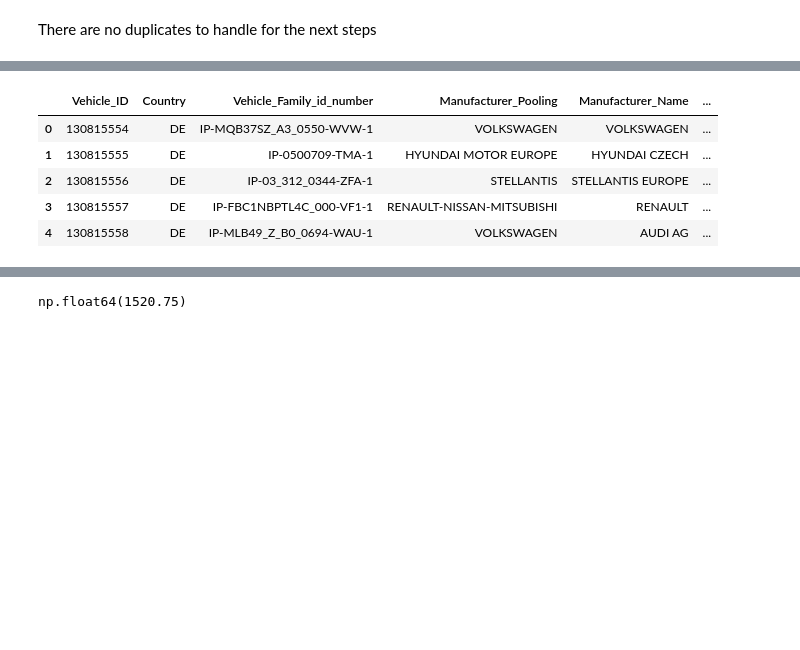
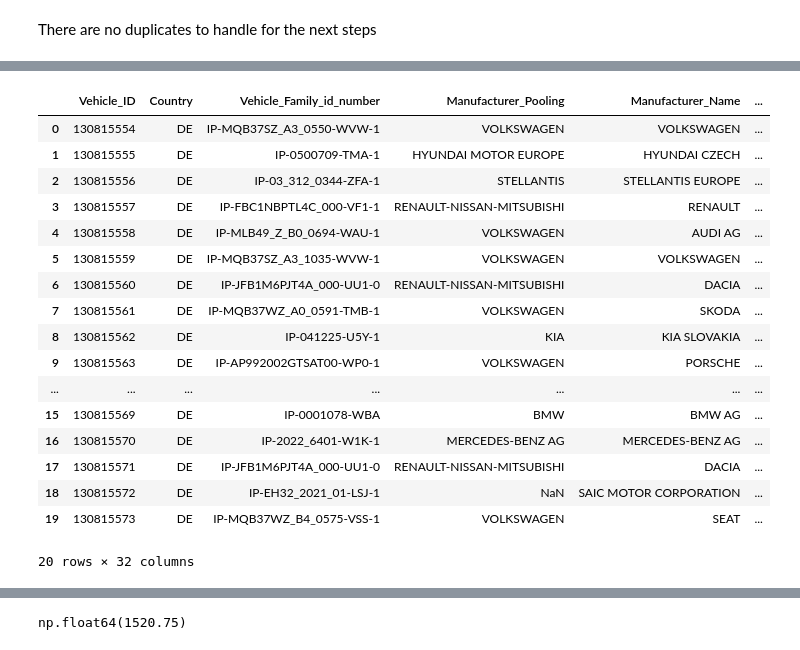
Before and after one commit to Tavocado-S/CO2_Prediction, a Jupyter notebook: notebooks/burak_explo_copy_2023.ipynb, the cells around one changed output, grey strips where cells are left out. Drawn from its saved outputs; the diff is of its cells as text; code cells hidden in the pictures; blank space fills up the shorter version.

```diff
--- a/notebooks/burak_explo_copy_2023.ipynb
+++ b/notebooks/burak_explo_copy_2023.ipynb
@@ -347,9 +351,21 @@ df_a.shape
 # %%
-df_a.head()
+df_a.head(20)
 # %% [output]
 |  | Vehicle_ID | Country | Vehicle_Family_id_number | Manufacturer_Pooling | Manufacturer_Name | ... |
 | 0 | 130815554 | DE | IP-MQB37SZ_A3_0550-WVW-1 | VOLKSWAGEN | VOLKSWAGEN | ... |
 | 1 | 130815555 | DE | IP-0500709-TMA-1 | HYUNDAI MOTOR EUROPE | HYUNDAI CZECH | ... |
 | 2 | 130815556 | DE | IP-03_312_0344-ZFA-1 | STELLANTIS | STELLANTIS EUROPE | ... |
 | 3 | 130815557 | DE | IP-FBC1NBPTL4C_000-VF1-1 | RENAULT-NISSAN-MITSUBISHI | RENAULT | ... |
 | 4 | 130815558 | DE | IP-MLB49_Z_B0_0694-WAU-1 | VOLKSWAGEN | AUDI AG | ... |
+| 5 | 130815559 | DE | IP-MQB37SZ_A3_1035-WVW-1 | VOLKSWAGEN | VOLKSWAGEN | ... |
+| 6 | 130815560 | DE | IP-JFB1M6PJT4A_000-UU1-0 | RENAULT-NISSAN-MITSUBISHI | DACIA | ... |
+| 7 | 130815561 | DE | IP-MQB37WZ_A0_0591-TMB-1 | VOLKSWAGEN | SKODA | ... |
+| 8 | 130815562 | DE | IP-041225-U5Y-1 | KIA | KIA SLOVAKIA | ... |
+| 9 | 130815563 | DE | IP-AP992002GTSAT00-WP0-1 | VOLKSWAGEN | PORSCHE | ... |
+| ... | ... | ... | ... | ... | ... | ... |
+| 15 | 130815569 | DE | IP-0001078-WBA | BMW | BMW AG | ... |
+| 16 | 130815570 | DE | IP-2022_6401-W1K-1 | MERCEDES-BENZ AG | MERCEDES-BENZ AG | ... |
+| 17 | 130815571 | DE | IP-JFB1M6PJT4A_000-UU1-0 | RENAULT-NISSAN-MITSUBISHI | DACIA | ... |
+| 18 | 130815572 | DE | IP-EH32_2021_01-LSJ-1 | NaN | SAIC MOTOR CORPORATION | ... |
+| 19 | 130815573 | DE | IP-MQB37WZ_B4_0575-VSS-1 | VOLKSWAGEN | SEAT | ... |
+20 rows × 32 columns
```
Also changed, not shown: parts of 79 cells of this notebook, 3 other files.
